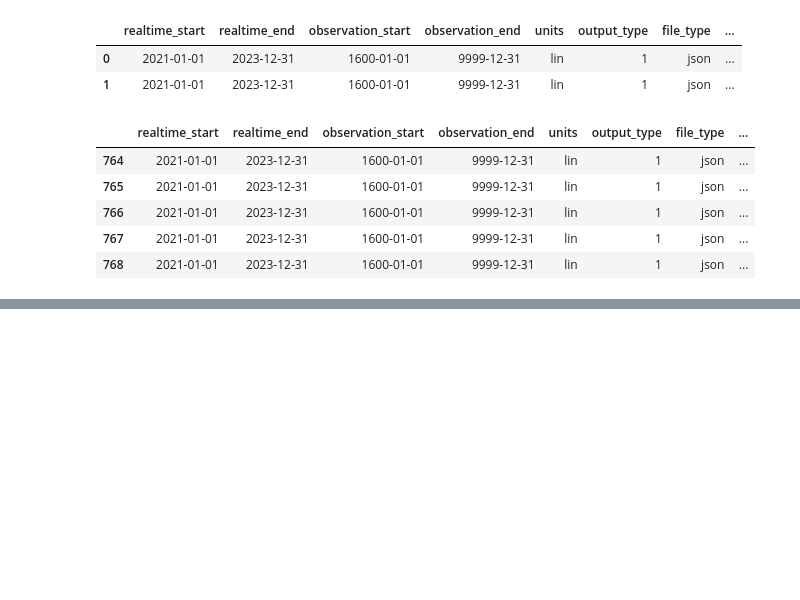
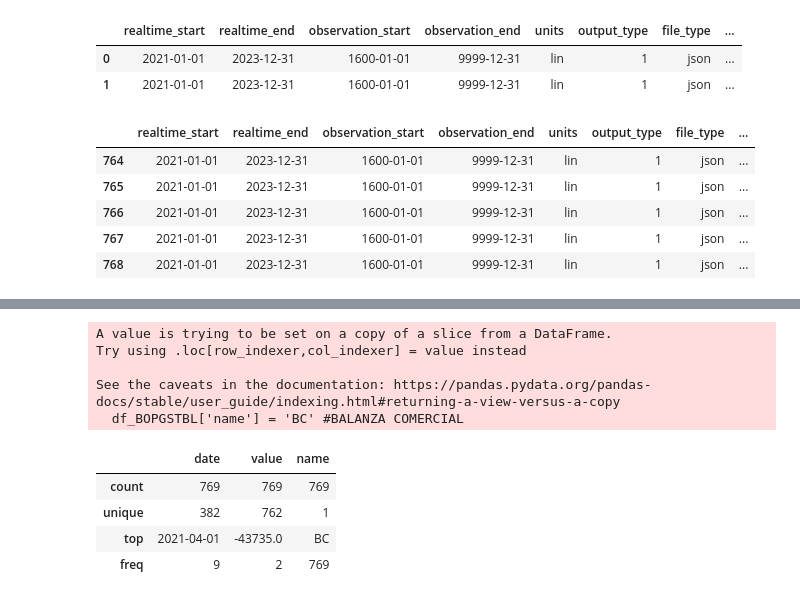
Before and after one commit to diegomacaya/proyecto_DataScience_DMS, a Jupyter notebook: src/explore copy.ipynb, the cells around one changed output, grey strips where cells are left out. Drawn from its saved outputs; the diff is of its cells as text; code cells hidden in the pictures; blank space fills up the shorter version.

```diff
--- a/src/explore copy.ipynb
+++ b/src/explore copy.ipynb
@@ -249,0 +265,15 @@ guardar_csv(data_BOPGSTB,"../data/processed/fed_BOPGSTB_historical_data.csv")
+# %%
+df_BOPGSTBL = data_BOPGSTB[['date','value']]
+df_BOPGSTBL['name'] = 'BC' #BALANZA COMERCIAL
+df_BOPGSTBL.describe()
+# %% [output]
+A value is trying to be set on a copy of a slice from a DataFrame.
+Try using .loc[row_indexer,col_indexer] = value instead
+
+See the caveats in the documentation: https://pandas.pydata.org/pandas-docs/stable/user_guide/indexing.html#returning-a-view-versus-a-copy
+  df_BOPGSTBL['name'] = 'BC' #BALANZA COMERCIAL
+|  | date | value | name |
+| count | 769 | 769 | 769 |
+| unique | 382 | 762 | 1 |
+| top | 2021-04-01 | -43735.0 | BC |
+| freq | 9 | 2 | 769 |
```
Also changed, not shown: parts of 16 cells of this notebook, 10 other files.
